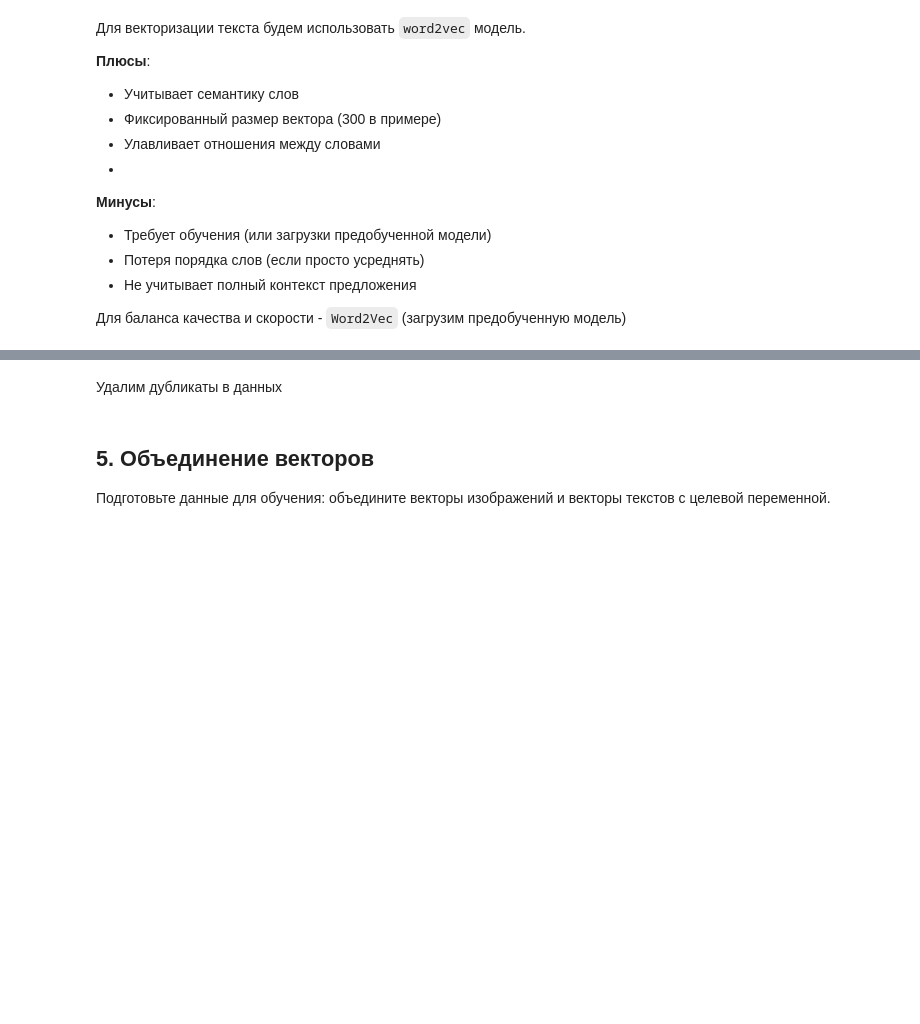
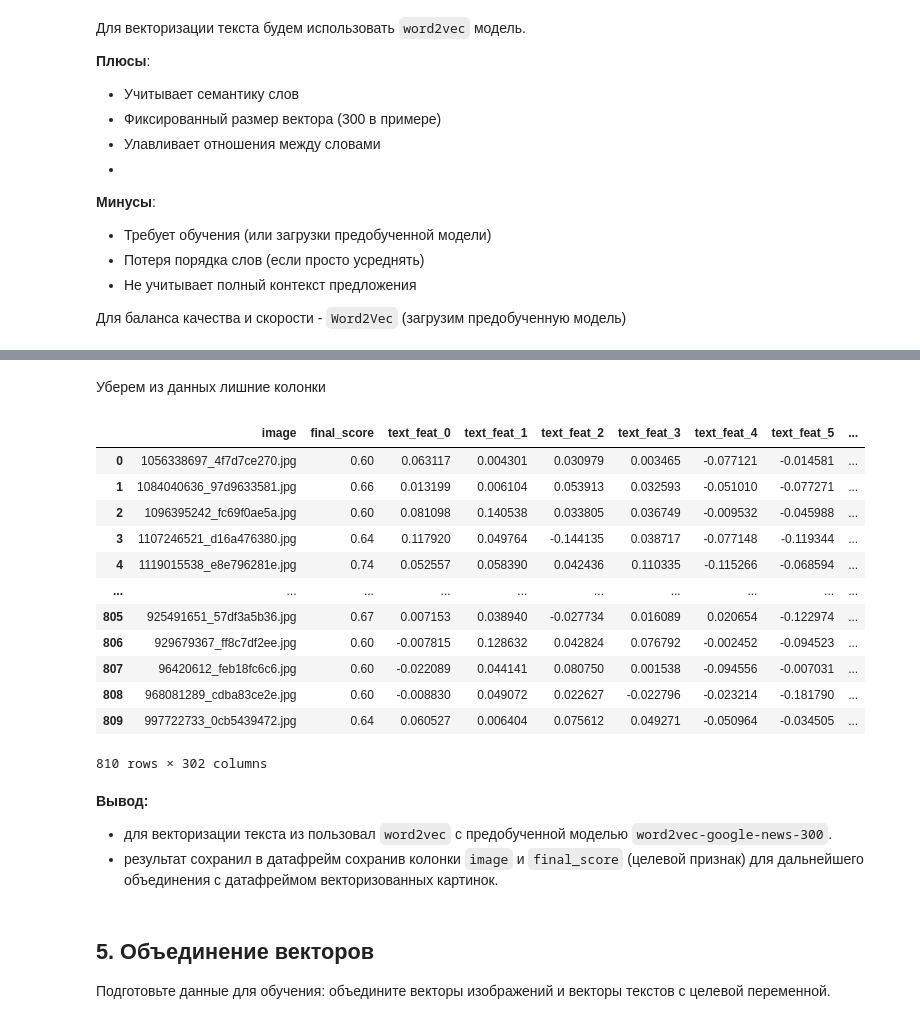
Before and after one commit to mikibouns/project_4, a Jupyter notebook: project.ipynb, the cells around one changed output, grey strips where cells are left out. Drawn from its saved outputs; the diff is of its cells as text; code cells hidden in the pictures; blank space fills up the shorter version.

```diff
--- a/project.ipynb
+++ b/project.ipynb
@@ -798,2 +843,23 @@ train_dataset_without_children_df
+# %% [markdown]
+Уберем из данных лишние колонки
+# %%
+text_emb_df = text_emb_df.drop("query_text", axis=1)
+text_emb_df
+# %% [output]
+|  | image | final_score | text_feat_0 | text_feat_1 | text_feat_2 | text_feat_3 | text_feat_4 | text_feat_5 | ... |
+| 0 | 1056338697_4f7d7ce270.jpg | 0.60 | 0.063117 | 0.004301 | 0.030979 | 0.003465 | -0.077121 | -0.014581 | ... |
+| 1 | 1084040636_97d9633581.jpg | 0.66 | 0.013199 | 0.006104 | 0.053913 | 0.032593 | -0.051010 | -0.077271 | ... |
+| 2 | 1096395242_fc69f0ae5a.jpg | 0.60 | 0.081098 | 0.140538 | 0.033805 | 0.036749 | -0.009532 | -0.045988 | ... |
+| 3 | 1107246521_d16a476380.jpg | 0.64 | 0.117920 | 0.049764 | -0.144135 | 0.038717 | -0.077148 | -0.119344 | ... |
+| 4 | 1119015538_e8e796281e.jpg | 0.74 | 0.052557 | 0.058390 | 0.042436 | 0.110335 | -0.115266 | -0.068594 | ... |
+| ... | ... | ... | ... | ... | ... | ... | ... | ... | ... |
+| 805 | 925491651_57df3a5b36.jpg | 0.67 | 0.007153 | 0.038940 | -0.027734 | 0.016089 | 0.020654 | -0.122974 | ... |
+| 806 | 929679367_ff8c7df2ee.jpg | 0.60 | -0.007815 | 0.128632 | 0.042824 | 0.076792 | -0.002452 | -0.094523 | ... |
+| 807 | 96420612_feb18fc6c6.jpg | 0.60 | -0.022089 | 0.044141 | 0.080750 | 0.001538 | -0.094556 | -0.007031 | ... |
+| 808 | 968081289_cdba83ce2e.jpg | 0.60 | -0.008830 | 0.049072 | 0.022627 | -0.022796 | -0.023214 | -0.181790 | ... |
+| 809 | 997722733_0cb5439472.jpg | 0.64 | 0.060527 | 0.006404 | 0.075612 | 0.049271 | -0.050964 | -0.034505 | ... |
+810 rows × 302 columns
 # %% [markdown]
-Удалим дубликаты в данных
+**Вывод:**
+- для векторизации текста из пользовал `word2vec` с предобученной моделью `word2vec-google-news-300`.
+- результат сохранил в датафрейм сохранив колонки `image` и `final_score` (целевой признак) для дальнейшего объединения с датафреймом векторизованных картинок.
```
Also changed, not shown: parts of 26 cells of this notebook, 1 other file.
